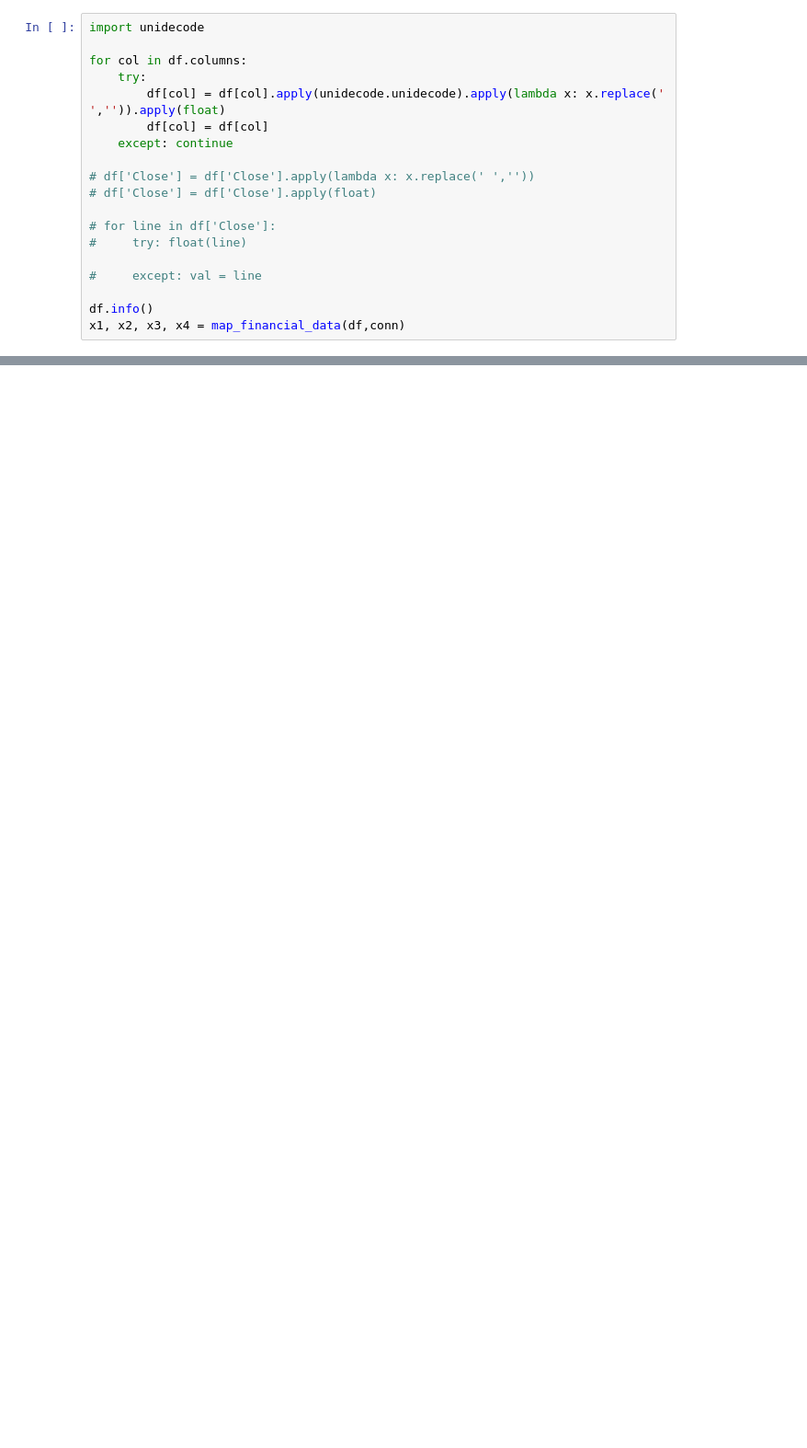
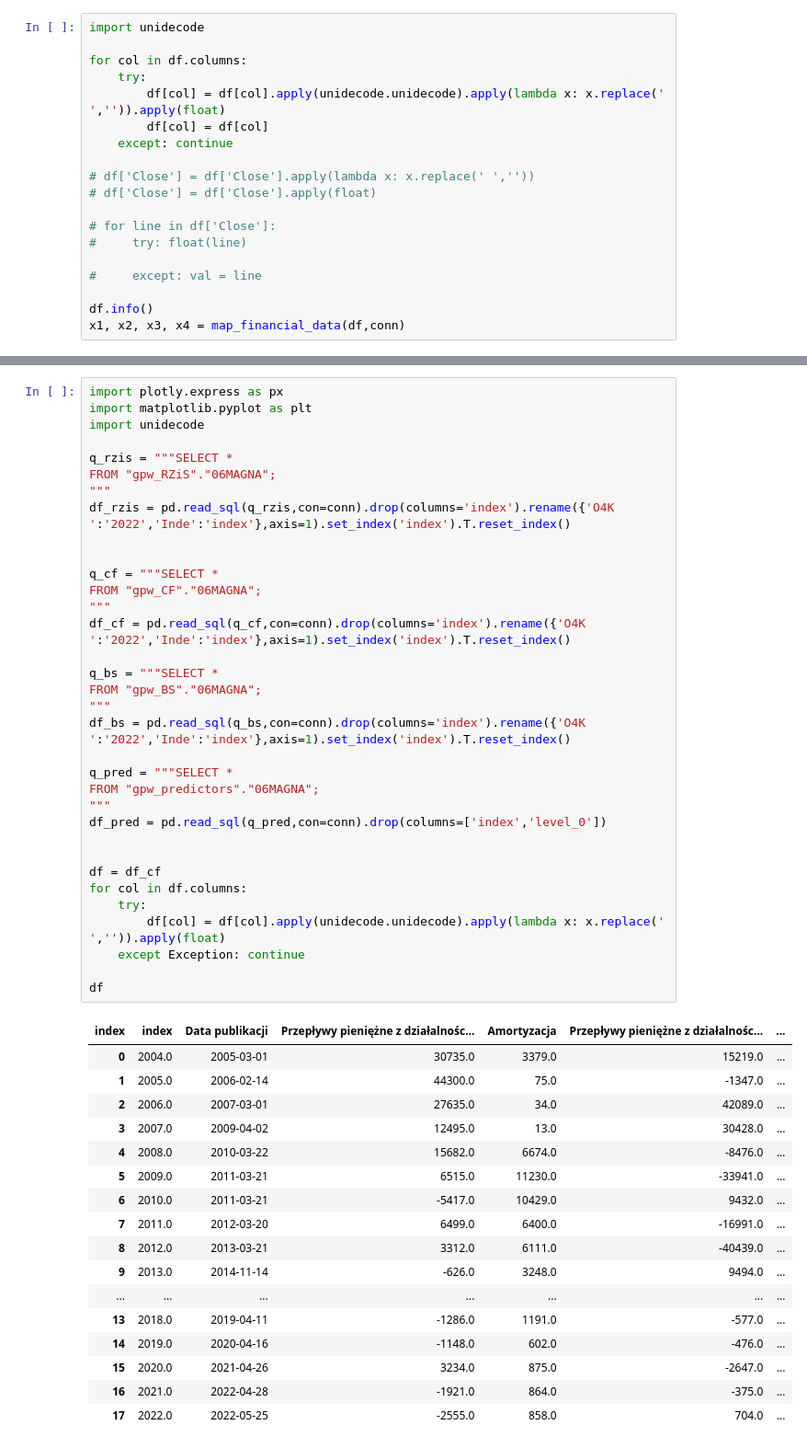
Before and after one commit to Kurdzik/gpw-app, a Jupyter notebook: templates/python_scripts/main.ipynb, the cells around one changed output, grey strips where cells are left out. Shown at 92% size. Cells and saved outputs as stored; diff of their text form; blank space fills up the shorter version.

```diff
--- a/templates/python_scripts/main.ipynb
+++ b/templates/python_scripts/main.ipynb
@@ -288,0 +314,52 @@ x1
+# %%
+import plotly.express as px
+import matplotlib.pyplot as plt
+import unidecode
+
+q_rzis = """SELECT *
+FROM "gpw_RZiS"."06MAGNA";
+"""
+df_rzis = pd.read_sql(q_rzis,con=conn).drop(columns='index').rename({'O4K ':'2022','Inde':'index'},axis=1).set_index('index').T.reset_index()
+
+
+q_cf = """SELECT *
+FROM "gpw_CF"."06MAGNA";
+"""
+df_cf = pd.read_sql(q_cf,con=conn).drop(columns='index').rename({'O4K ':'2022','Inde':'index'},axis=1).set_index('index').T.reset_index()
+
+q_bs = """SELECT *
+FROM "gpw_BS"."06MAGNA";
+"""
+df_bs = pd.read_sql(q_bs,con=conn).drop(columns='index').rename({'O4K ':'2022','Inde':'index'},axis=1).set_index('index').T.reset_index()
+
+q_pred = """SELECT *
+FROM "gpw_predictors"."06MAGNA";
+"""
+df_pred = pd.read_sql(q_pred,con=conn).drop(columns=['index','level_0'])
+
+
+df = df_cf
+for col in df.columns:
+    try:
+        df[col] = df[col].apply(unidecode.unidecode).apply(lambda x: x.replace(' ','')).apply(float)
+    except Exception: continue
+
+df
+# %% [output]
+| index | index | Data publikacji | Przepływy pieniężne z działalnośc... | Amortyzacja | Przepływy pieniężne z działalnośc... | ... |
+| 0 | 2004.0 | 2005-03-01 | 30735.0 | 3379.0 | 15219.0 | ... |
+| 1 | 2005.0 | 2006-02-14 | 44300.0 | 75.0 | -1347.0 | ... |
+| 2 | 2006.0 | 2007-03-01 | 27635.0 | 34.0 | 42089.0 | ... |
+| 3 | 2007.0 | 2009-04-02 | 12495.0 | 13.0 | 30428.0 | ... |
+| 4 | 2008.0 | 2010-03-22 | 15682.0 | 6674.0 | -8476.0 | ... |
+| 5 | 2009.0 | 2011-03-21 | 6515.0 | 11230.0 | -33941.0 | ... |
+| 6 | 2010.0 | 2011-03-21 | -5417.0 | 10429.0 | 9432.0 | ... |
+| 7 | 2011.0 | 2012-03-20 | 6499.0 | 6400.0 | -16991.0 | ... |
+| 8 | 2012.0 | 2013-03-21 | 3312.0 | 6111.0 | -40439.0 | ... |
+| 9 | 2013.0 | 2014-11-14 | -626.0 | 3248.0 | 9494.0 | ... |
+| ... | ... | ... | ... | ... | ... | ... |
+| 13 | 2018.0 | 2019-04-11 | -1286.0 | 1191.0 | -577.0 | ... |
+| 14 | 2019.0 | 2020-04-16 | -1148.0 | 602.0 | -476.0 | ... |
+| 15 | 2020.0 | 2021-04-26 | 3234.0 | 875.0 | -2647.0 | ... |
+| 16 | 2021.0 | 2022-04-28 | -1921.0 | 864.0 | -375.0 | ... |
+| 17 | 2022.0 | 2022-05-25 | -2555.0 | 858.0 | 704.0 | ... |
```
Also changed, not shown: parts of 6 cells of this notebook, 7 other files.
